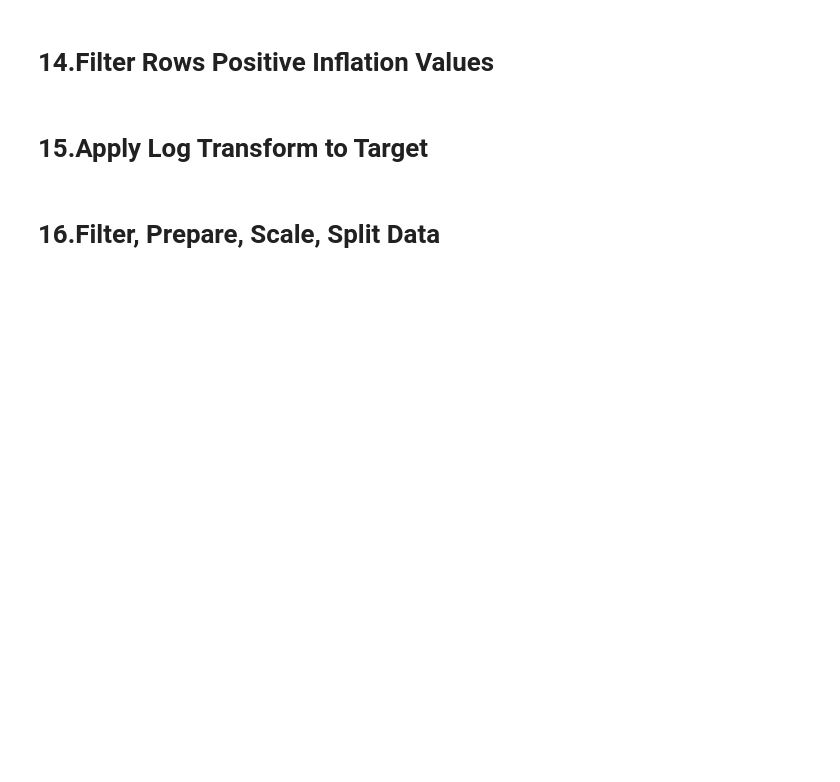
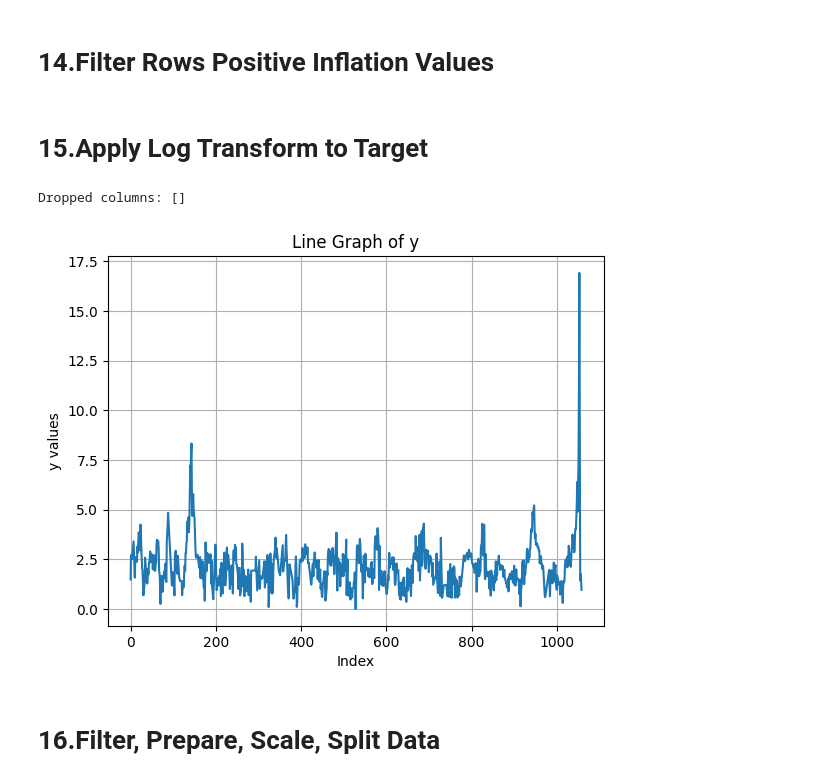
Before and after one commit to Makito042/Makito042-African-inflation-predictior, a Jupyter notebook: linear_regression/afroinfo.ipynb, the cells around one changed output. Drawn from its saved outputs; the diff is of its cells as text; code cells hidden in the pictures; blank space fills up the shorter version.

```diff
--- a/linear_regression/afroinfo.ipynb
+++ b/linear_regression/afroinfo.ipynb
@@ -247,8 +247,27 @@ df = df[df['inflation_annual_cpi'].notna()]
 df = df[df['inflation_annual_cpi'] > 0]
 # %% [markdown]
 # 15.Apply Log Transform to Target
+# %%
+cols_to_drop = df.columns[df.columns.str.contains('zimbabwe', case=False)]
+df = df.drop(columns=cols_to_drop)
+print(f"Dropped columns: {list(cols_to_drop)}")
+# %% [output]
+Dropped columns: []
 # %%
 y = np.log1p(df['inflation_annual_cpi'])
+# %%
+import matplotlib.pyplot as plt
+import numpy as np
+
+# If you only have y (values), x will be the default indices [0, 1, 2, ...]
+plt.plot(y)
+plt.xlabel('Index')
+plt.ylabel('y values')
+plt.title('Line Graph of y')
+plt.grid(True)
+plt.show()
+# %% [output]
+[figure, added]
 # %% [markdown]
 # 16.Filter, Prepare, Scale, Split Data
 # %%
```
Also changed, not shown: parts of 9 cells of this notebook.
